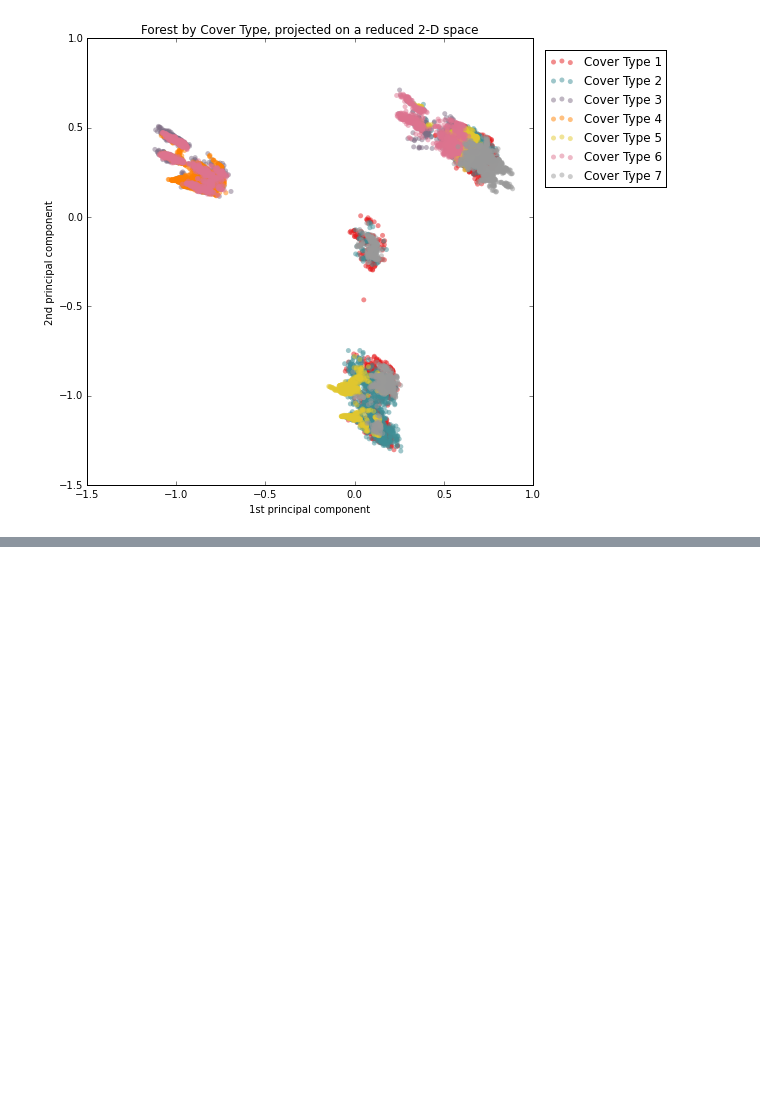
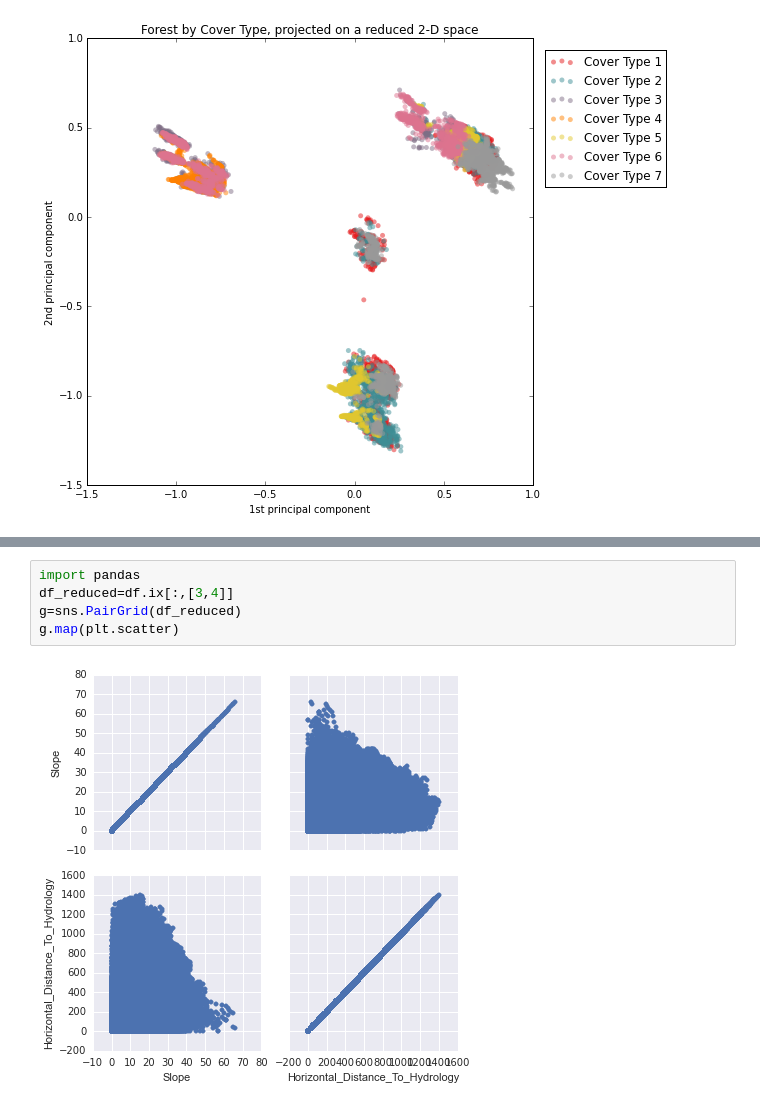
Before and after one commit to juanjocarin/W207-final-project, a Jupyter notebook: Forest/W207-Carin_Mahmud_Sakhamuri.ipynb, the cells around one changed output, grey strips where cells are left out. Drawn from its saved outputs; the diff is of its cells as text; blank space fills up the shorter version.

```diff
--- a/Forest/W207-Carin_Mahmud_Sakhamuri.ipynb
+++ b/Forest/W207-Carin_Mahmud_Sakhamuri.ipynb
@@ -526,0 +635,7 @@ plot(X_train_minmax)
+# %%
+import pandas
+df_reduced=df.ix[:,[3,4]]
+g=sns.PairGrid(df_reduced)
+g.map(plt.scatter)
+# %% [output]
+[figure, added]
```
Also changed, not shown: parts of 15 cells of this notebook.
